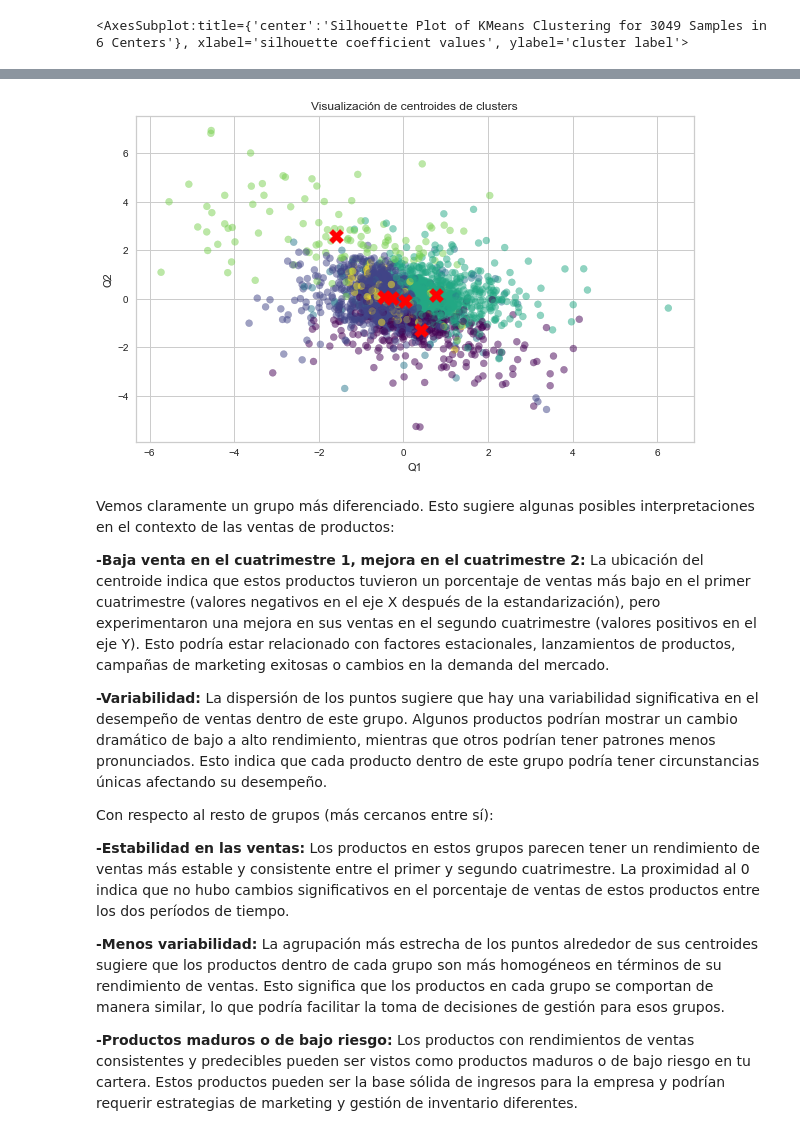
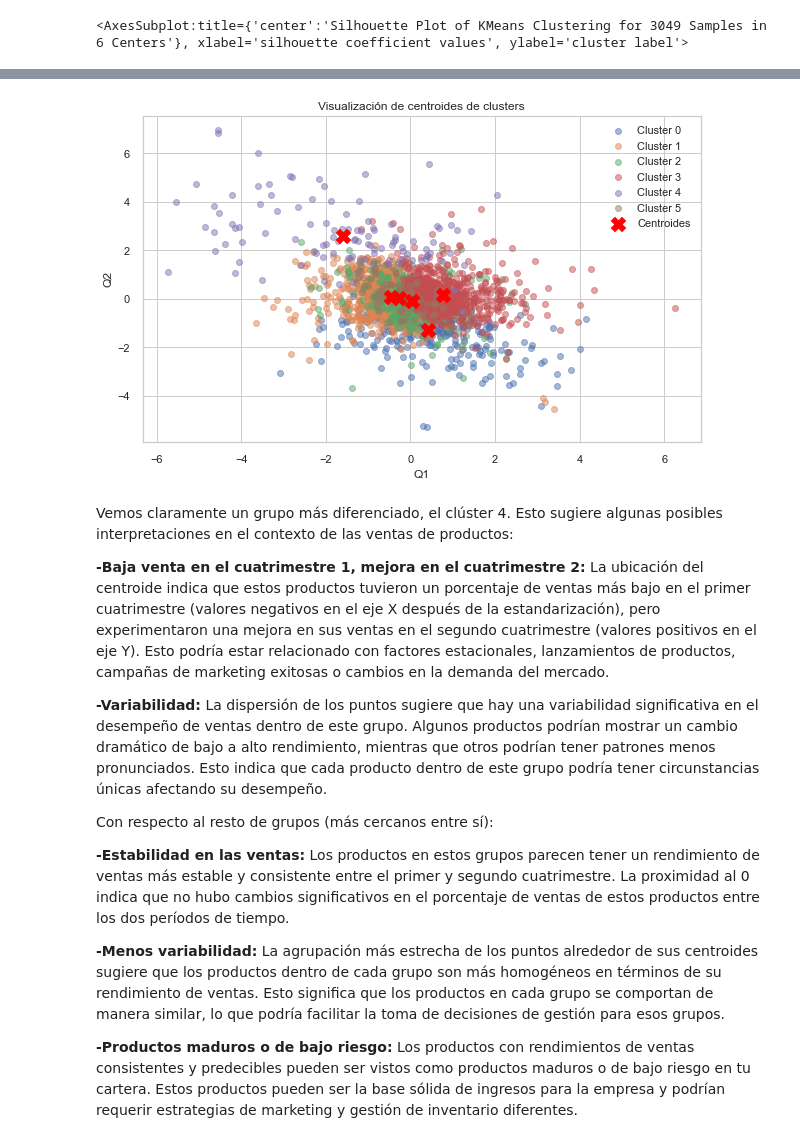
Before and after one commit to alitermat/capstone_retail_TFM, a Jupyter notebook: notebooks/Clustering_producto.ipynb, the cells around one changed output, grey strips where cells are left out. Saved outputs shown, nothing was run; the diff lists cells and outputs as text; code cells hidden in the pictures.

Commit message:
add legend centroids

```diff
--- a/notebooks/Clustering_producto.ipynb
+++ b/notebooks/Clustering_producto.ipynb
@@ -458,27 +458,32 @@ df_final.head()
 # %%
 # Obtenemos las coordenadas de los centroides y las etiquetas de cluster
 centroids = kmeans.cluster_centers_
 labels = kmeans.labels_
 
 # Ahora, graficamos los puntos de datos y los centroides
 plt.figure(figsize=(10, 6))
 
 # Graficamos los puntos de datos de las variables Q1 y Q2
-plt.scatter(df_cluster_product_ss.iloc[:, 0], df_cluster_product_ss.iloc[:, 1], c=labels, cmap='viridis', marker='o', alpha=0.5)
+# Aquí asignamos una etiqueta a cada cluster para la leyenda
+for i in range(kmeans.n_clusters):
+    plt.scatter(df_cluster_product_ss.iloc[labels == i, 0], df_cluster_product_ss.iloc[labels == i, 1], label=f'Cluster {i}', cmap='viridis', marker='o', alpha=0.5)
 
 # Graficamos los centroides
-plt.scatter(centroids[:, 0], centroids[:, 1], c='red', marker='X', s=200)
+plt.scatter(centroids[:, 0], centroids[:, 1], c='red', marker='X', s=200, label='Centroides')
 
-plt.title('Visualización de centroides de clusters')
+plt.title('Visualización de centroides de los clusters')
 plt.xlabel(df_cluster_product_ss.columns[0])
 plt.ylabel(df_cluster_product_ss.columns[1])
 
+# Agregamos la leyenda al gráfico
+plt.legend()
+
 # Mostramos el gráfico
 plt.show()
 # %% [output]
-[figure, old version]
+[figure, new version]
 # %% [markdown]
-Vemos claramente un grupo más diferenciado. Esto sugiere algunas posibles interpretaciones en el contexto de las ventas de productos:
+Vemos claramente un grupo más diferenciado, el clúster 4. Esto sugiere algunas posibles interpretaciones en el contexto de las ventas de productos:
 
 **-Baja venta en el cuatrimestre 1, mejora en el cuatrimestre 2:** La ubicación del centroide indica que estos productos tuvieron un porcentaje de ventas más bajo en el primer cuatrimestre (valores negativos en el eje X después de la estandarización), pero experimentaron una mejora en sus ventas en el segundo cuatrimestre (valores positivos en el eje Y). Esto podría estar relacionado con factores estacionales, lanzamientos de productos, campañas de marketing exitosas o cambios en la demanda del mercado.
 
```
Also changed, not shown: parts of 2 cells of this notebook.
